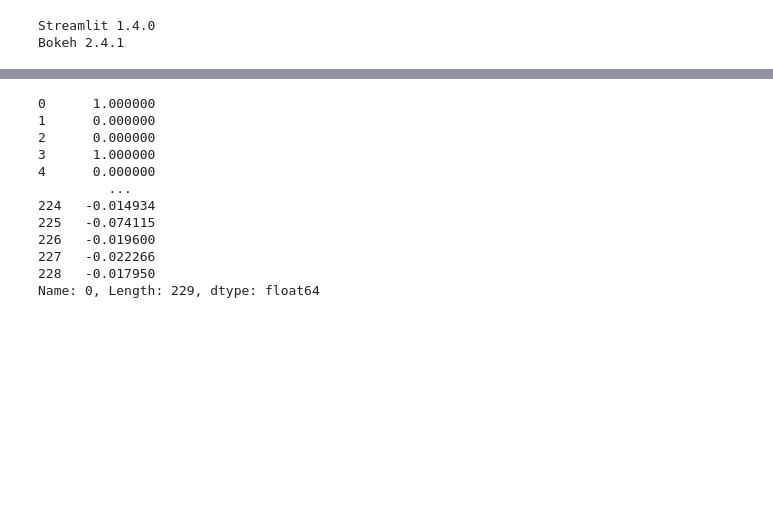
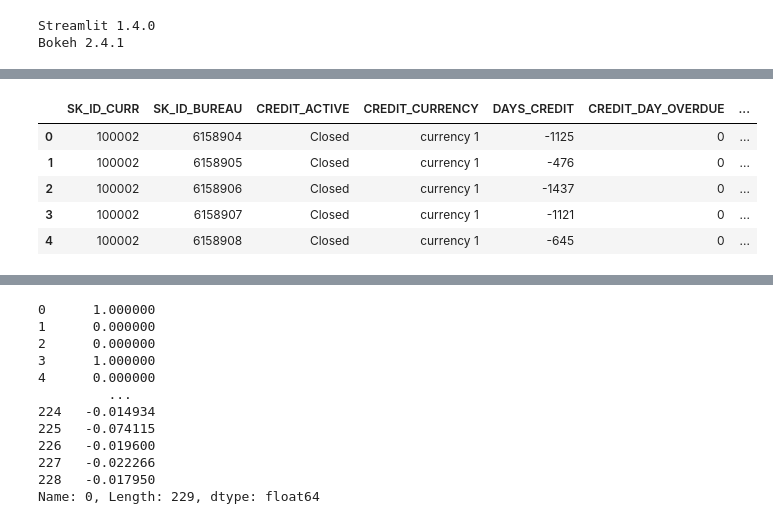
Before and after one commit to florabajolet/OCR7_scoring, a Jupyter notebook: P7_dashboard.ipynb, the cells around one changed output, grey strips where cells are left out. Drawn from its saved outputs; the diff is of its cells as text; code cells hidden in the pictures; blank space fills up the shorter version.

```diff
--- a/P7_dashboard.ipynb
+++ b/P7_dashboard.ipynb
@@ -70,0 +40,2 @@ all_data.drop(["Unnamed: 0", "SK_ID_CURR", "TARGET"], axis=1, inplace=True)
+# %%
+path_to_xlsx = ""
@@ -70,0 +83,9 @@ all_data.drop(["Unnamed: 0", "SK_ID_CURR", "TARGET"], axis=1, inplace=True)
+# %%
+bureau.head()
+# %% [output]
+|  | SK_ID_CURR | SK_ID_BUREAU | CREDIT_ACTIVE | CREDIT_CURRENCY | DAYS_CREDIT | CREDIT_DAY_OVERDUE | ... |
+| 0 | 100002 | 6158904 | Closed | currency 1 | -1125 | 0 | ... |
+| 1 | 100002 | 6158905 | Closed | currency 1 | -476 | 0 | ... |
+| 2 | 100002 | 6158906 | Closed | currency 1 | -1437 | 0 | ... |
+| 3 | 100002 | 6158907 | Closed | currency 1 | -1121 | 0 | ... |
+| 4 | 100002 | 6158908 | Closed | currency 1 | -645 | 0 | ... |
```
Also changed, not shown: parts of 24 cells of this notebook, 4 other files.
